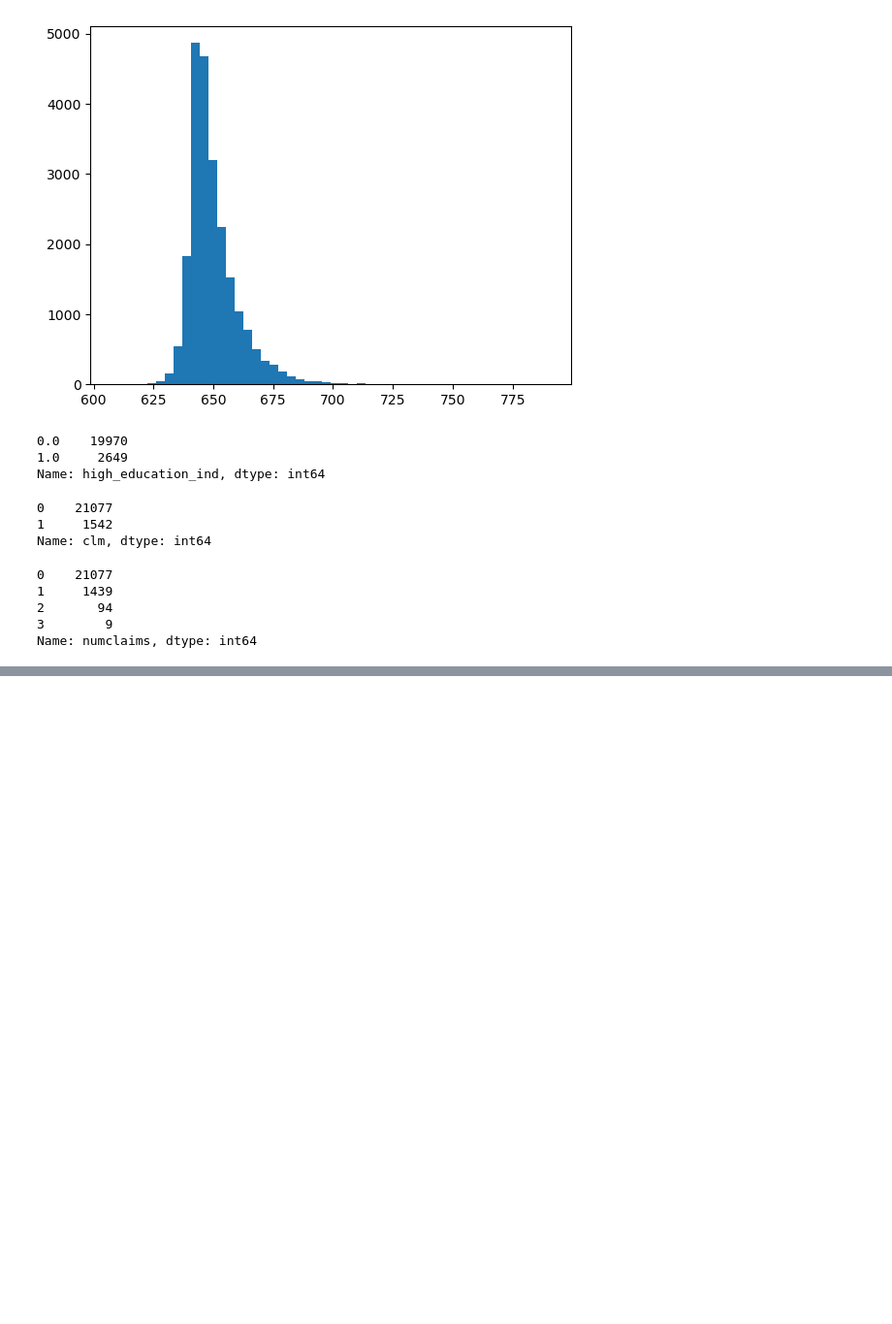
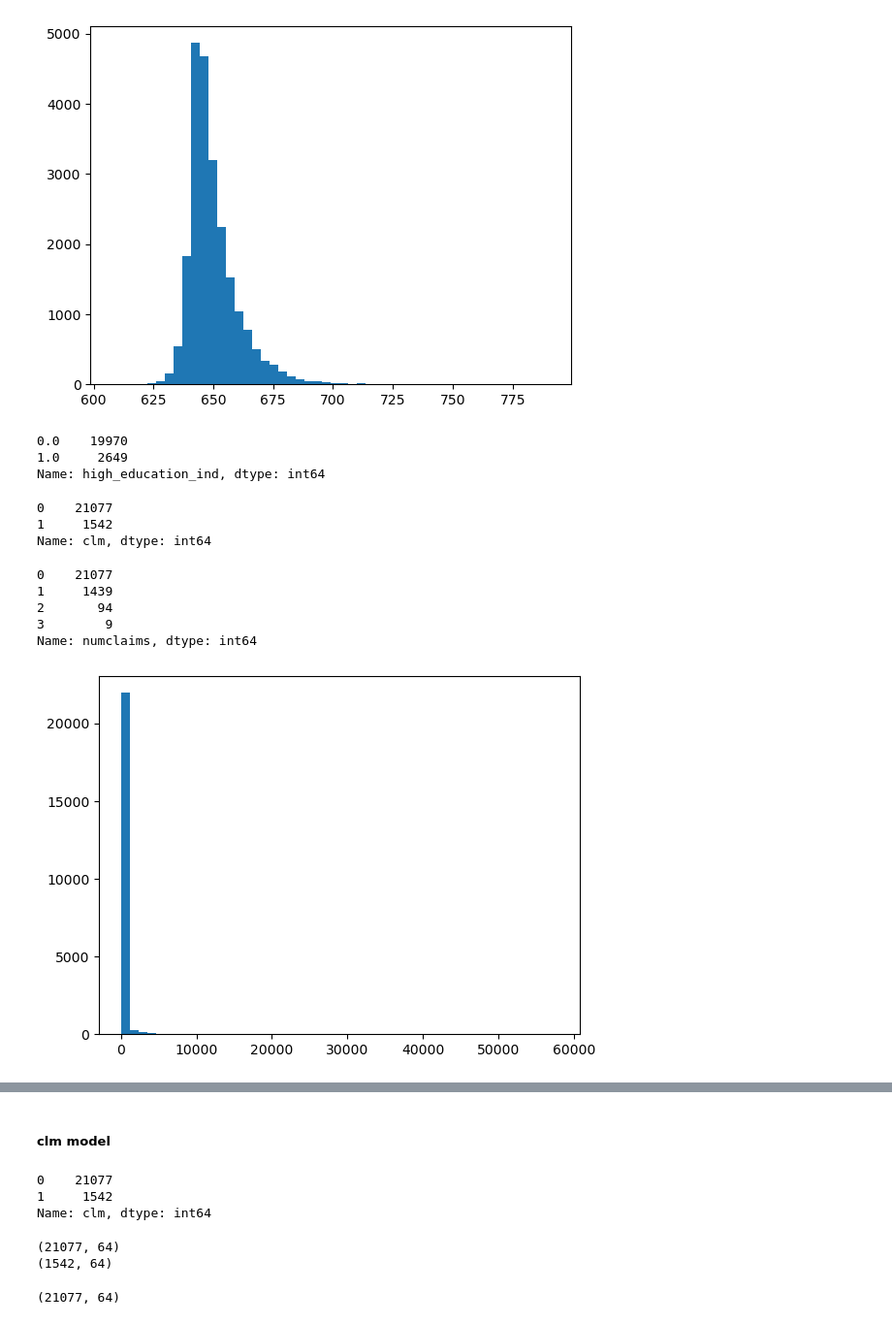
Before and after one commit to ethanp55/insurance_claim_prediction, a Jupyter notebook: main.ipynb, the cells around one changed output, grey strips where cells are left out. Shown: that part at 97% size. Saved outputs shown, nothing was run; the diff lists cells and outputs as text; code cells hidden in the pictures; blank space fills up the shorter version.

Commit message:
First model

```diff
--- a/main.ipynb
+++ b/main.ipynb
@@ -5,5 +10,7 @@ import pandas as pd
 # %%
 df = pd.read_csv('./data/InsNova_data_2023_train.csv')
+df.reset_index(drop=True, inplace=True)
+
 df.head()
 # %% [output]
 |  | id | veh_value | exposure | veh_body | veh_age | gender | area | agecat | engine_type | max_power | ... |
@@ -274,6 +281,11 @@ df['numclaims'].value_counts()
 2       94
 3        9
 Name: numclaims, dtype: int64
+# %%
+plt.hist(df['claimcst0'], bins=50)
+plt.show()
+# %% [output]
+[figure, added]
 # %%
 df.corr()
 # %% [output]
@@ -316,0 +327,25 @@ def calculate_normalized_gini_regression(true_values, predicted_values):
+# %% [markdown]
+##### clm model
+# %%
+clm_df = df_dummies.drop(columns=['numclaims', 'claimcst0'])
+
+clm_df['clm'].value_counts()
+# %% [output]
+0    21077
+1     1542
+Name: clm, dtype: int64
+# %%
+majority_class = clm_df[clm_df['clm'] == 0]
+minority_class = clm_df[clm_df['clm'] == 1]
+
+print(majority_class.shape)
+print(minority_class.shape)
+# %% [output]
+(21077, 64)
+(1542, 64)
+# %%
+oversampled_minority = resample(minority_class, replace=True, n_samples=len(majority_class))
+
+oversampled_minority.shape
+# %% [output]
+(21077, 64)
```
Also changed, not shown: parts of 48 cells of this notebook, 1 other file.
